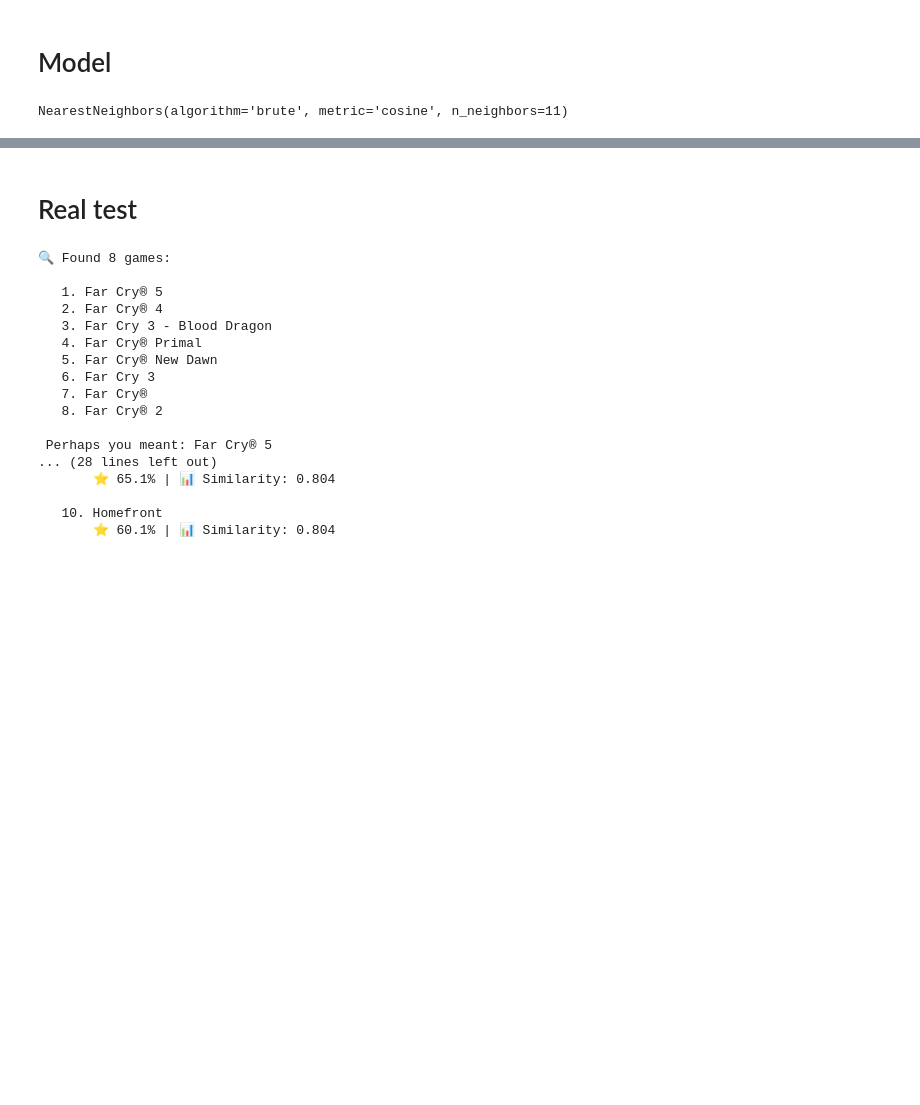
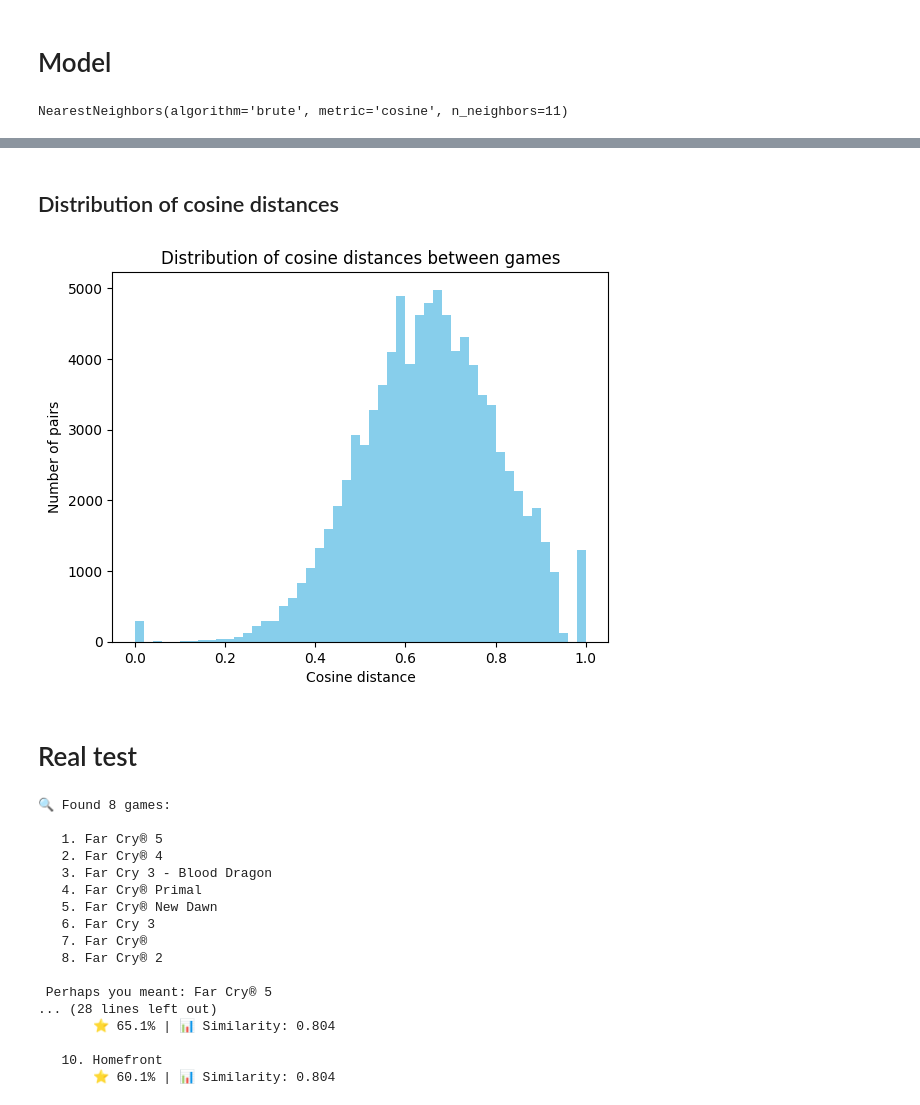
Before and after one commit to himynameisartem/Game_Style_Matcher, a Jupyter notebook: game_style_matcher.ipynb, the cells around one changed output, grey strips where cells are left out. Drawn from its saved outputs; the diff is of its cells as text; code cells hidden in the pictures; blank space fills up the shorter version.

```diff
--- a/game_style_matcher.ipynb
+++ b/game_style_matcher.ipynb
@@ -403,3 +430,17 @@ NearestNeighbors(algorithm='brute', metric='cosine', n_neighbors=11)
+# %% [markdown]
+## Distribution of cosine distances
+# %%
+from sklearn.metrics import pairwise_distances
+import numpy as np
+
+dists = pairwise_distances(X_norm[:300], metric='cosine')
+plt.hist(dists.flatten(), bins=50, color='skyblue')
+plt.title('Distribution of cosine distances between games')
+plt.xlabel('Cosine distance')
+plt.ylabel('Number of pairs')
+plt.show()
+# %% [output]
+[figure, added]
 # %% [markdown]
 # Real test
 # %%
```
Also changed, not shown: parts of 5 cells of this notebook.
